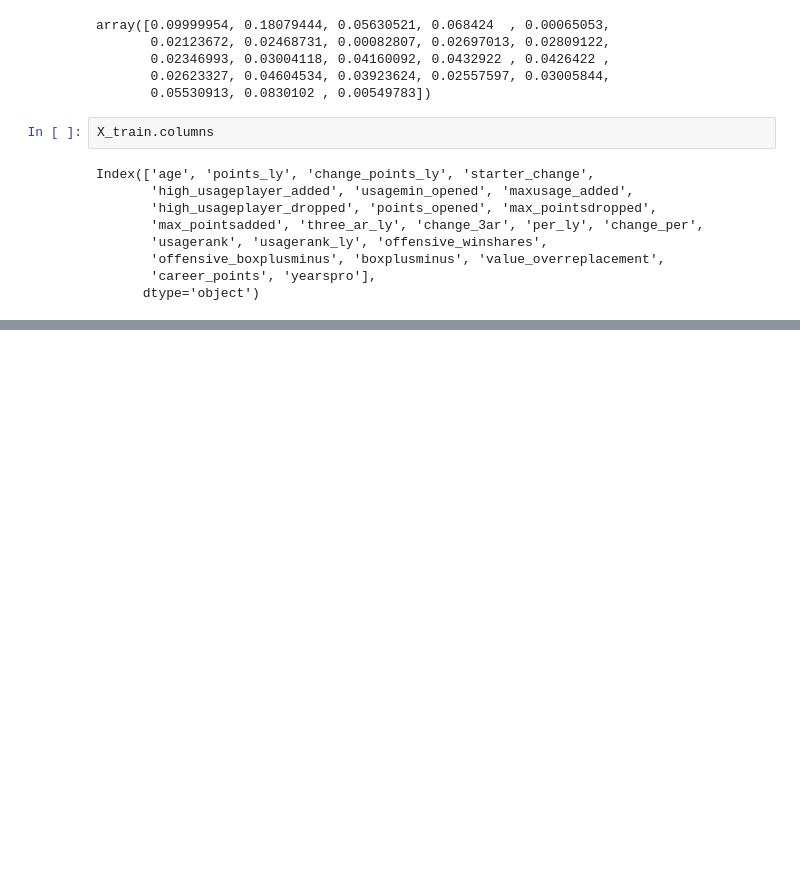
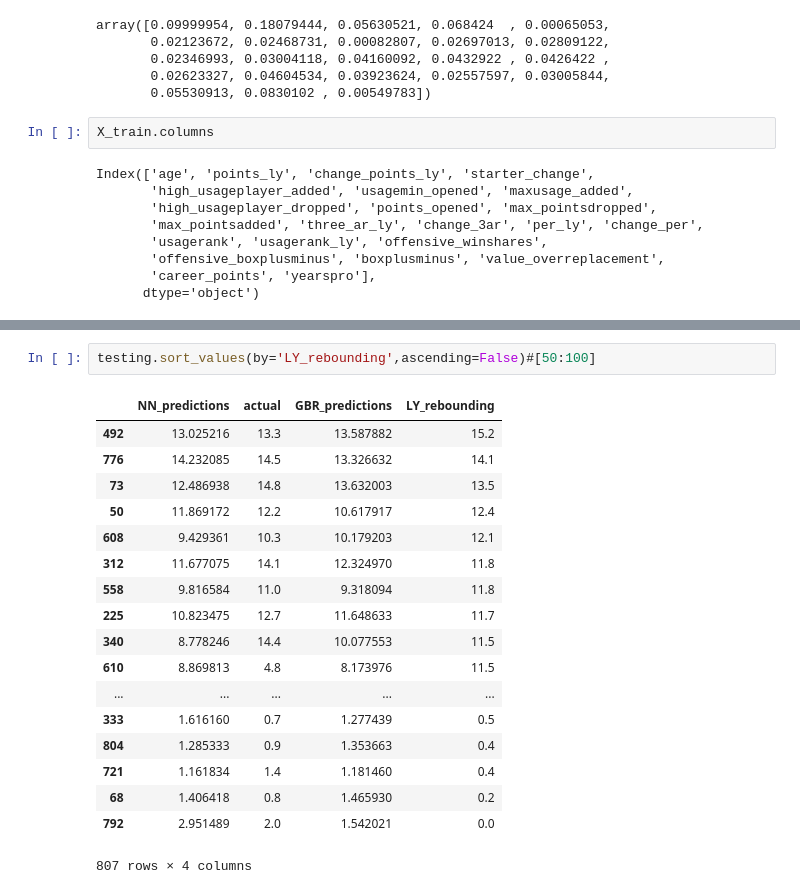
Before and after one commit to RCheer3/Fantasy-Basketball-Capstone-Project, a Jupyter notebook: Test code/Creating ranking system.ipynb, the cells around one changed output, grey strips where cells are left out. Saved outputs shown, nothing was run; the diff lists cells and outputs as text; blank space fills up the shorter version.

```diff
--- a/Test code/Creating ranking system.ipynb
+++ b/Test code/Creating ranking system.ipynb
@@ -917,0 +968,21 @@ points_df.columns = ['season','player','age','team','rebounds','rebounds_ly','ch
+# %%
+testing.sort_values(by='LY_rebounding',ascending=False)#[50:100]
+# %% [output]
+|  | NN_predictions | actual | GBR_predictions | LY_rebounding |
+| 492 | 13.025216 | 13.3 | 13.587882 | 15.2 |
+| 776 | 14.232085 | 14.5 | 13.326632 | 14.1 |
+| 73 | 12.486938 | 14.8 | 13.632003 | 13.5 |
+| 50 | 11.869172 | 12.2 | 10.617917 | 12.4 |
+| 608 | 9.429361 | 10.3 | 10.179203 | 12.1 |
+| 312 | 11.677075 | 14.1 | 12.324970 | 11.8 |
+| 558 | 9.816584 | 11.0 | 9.318094 | 11.8 |
+| 225 | 10.823475 | 12.7 | 11.648633 | 11.7 |
+| 340 | 8.778246 | 14.4 | 10.077553 | 11.5 |
+| 610 | 8.869813 | 4.8 | 8.173976 | 11.5 |
+| ... | ... | ... | ... | ... |
+| 333 | 1.616160 | 0.7 | 1.277439 | 0.5 |
+| 804 | 1.285333 | 0.9 | 1.353663 | 0.4 |
+| 721 | 1.161834 | 1.4 | 1.181460 | 0.4 |
+| 68 | 1.406418 | 0.8 | 1.465930 | 0.2 |
+| 792 | 2.951489 | 2.0 | 1.542021 | 0.0 |
+807 rows × 4 columns
```
Also changed, not shown: parts of 41 cells of this notebook, 1 other file.
